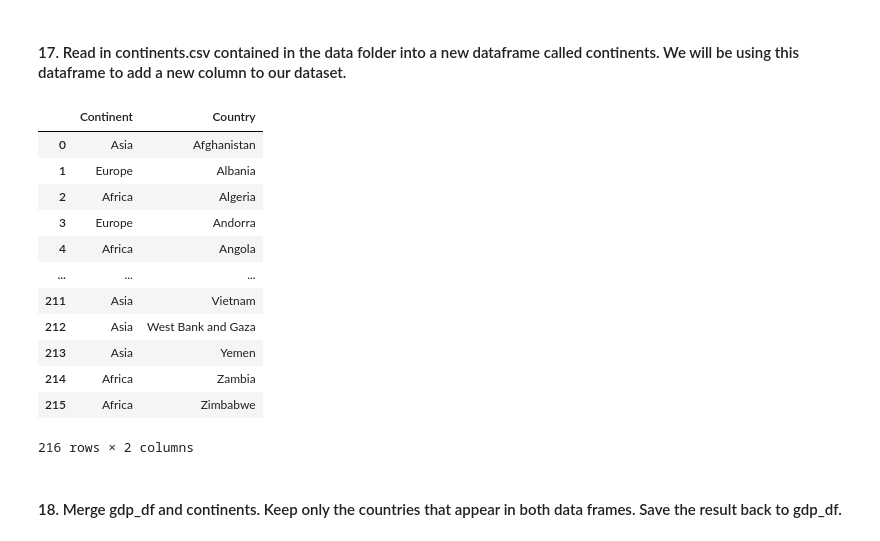
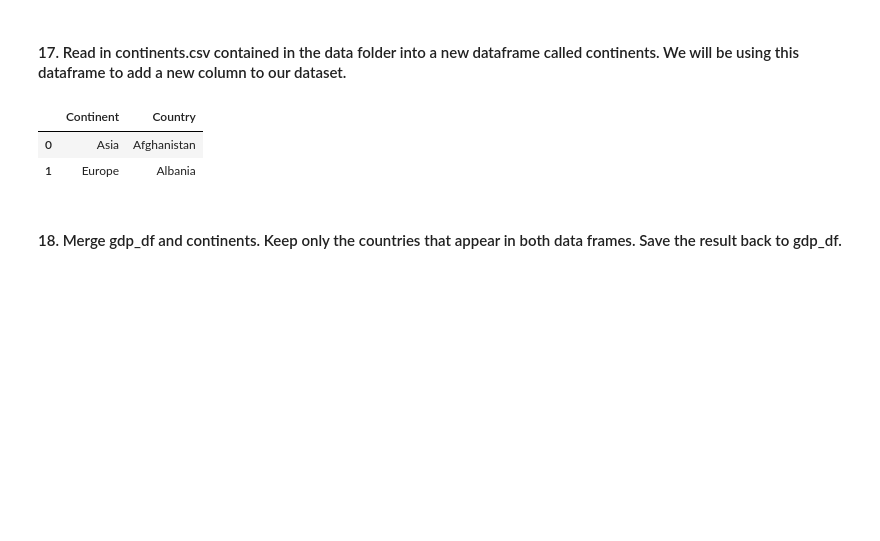
Before and after one commit to nss-data-science-cohort-9/un-exploration-catdgomez, a Jupyter notebook: notebooks/UN_Data_Exploration.ipynb, the cells around one changed output. Drawn from its saved outputs; the diff is of its cells as text; code cells hidden in the pictures; blank space fills up the shorter version.

```diff
--- a/notebooks/UN_Data_Exploration.ipynb
+++ b/notebooks/UN_Data_Exploration.ipynb
@@ -476,21 +476,11 @@ gdp_df
 # %%
 continents = pd.read_csv("../data/continents.csv")
 # %%
-continents
+continents.head(2)
 # %% [output]
 |  | Continent | Country |
 | 0 | Asia | Afghanistan |
 | 1 | Europe | Albania |
-| 2 | Africa | Algeria |
-| 3 | Europe | Andorra |
-| 4 | Africa | Angola |
-| ... | ... | ... |
-| 211 | Asia | Vietnam |
-| 212 | Asia | West Bank and Gaza |
-| 213 | Asia | Yemen |
-| 214 | Africa | Zambia |
-| 215 | Africa | Zimbabwe |
-216 rows × 2 columns
 # %% [markdown]
 #### 18. Merge gdp_df and continents. Keep only the countries that appear in both data frames. Save the result back to gdp_df.
 # %%
```
Also changed, not shown: parts of 46 cells of this notebook.
